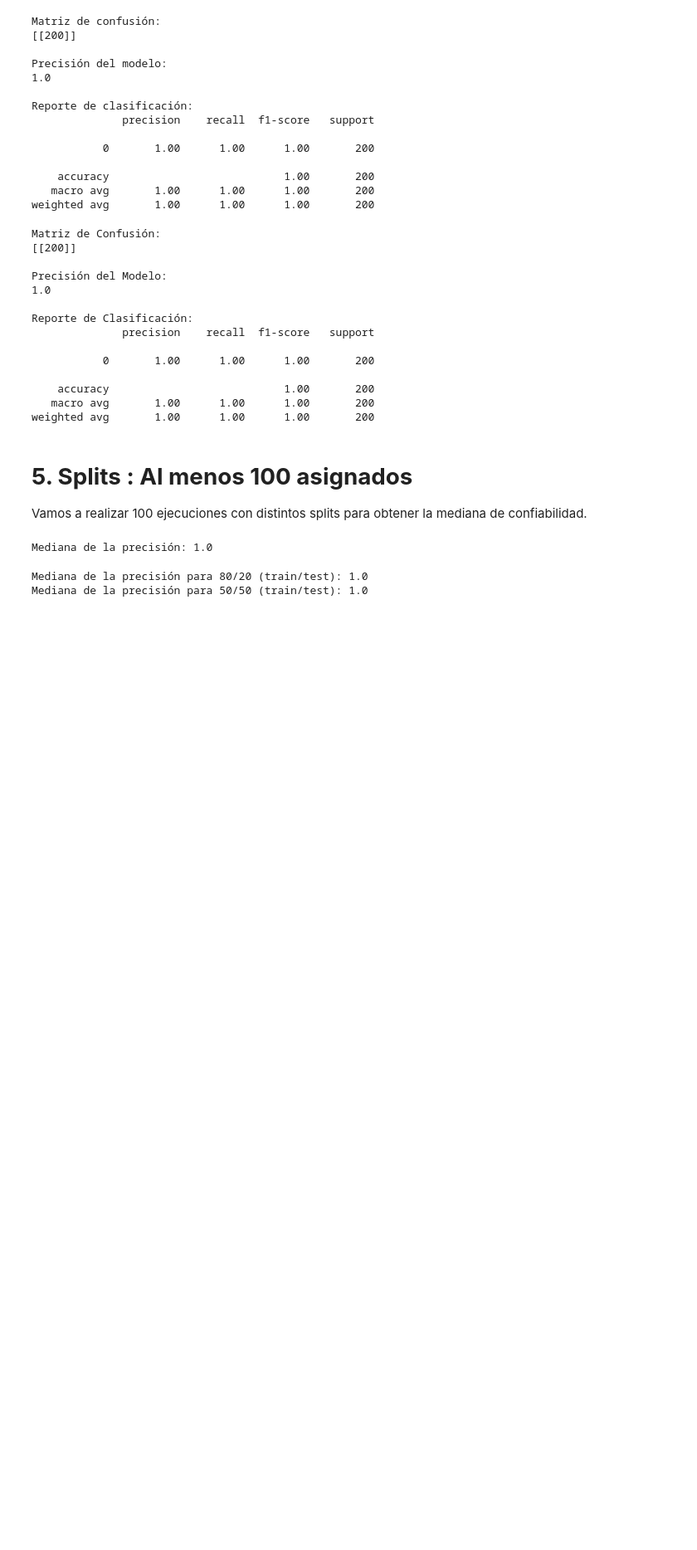
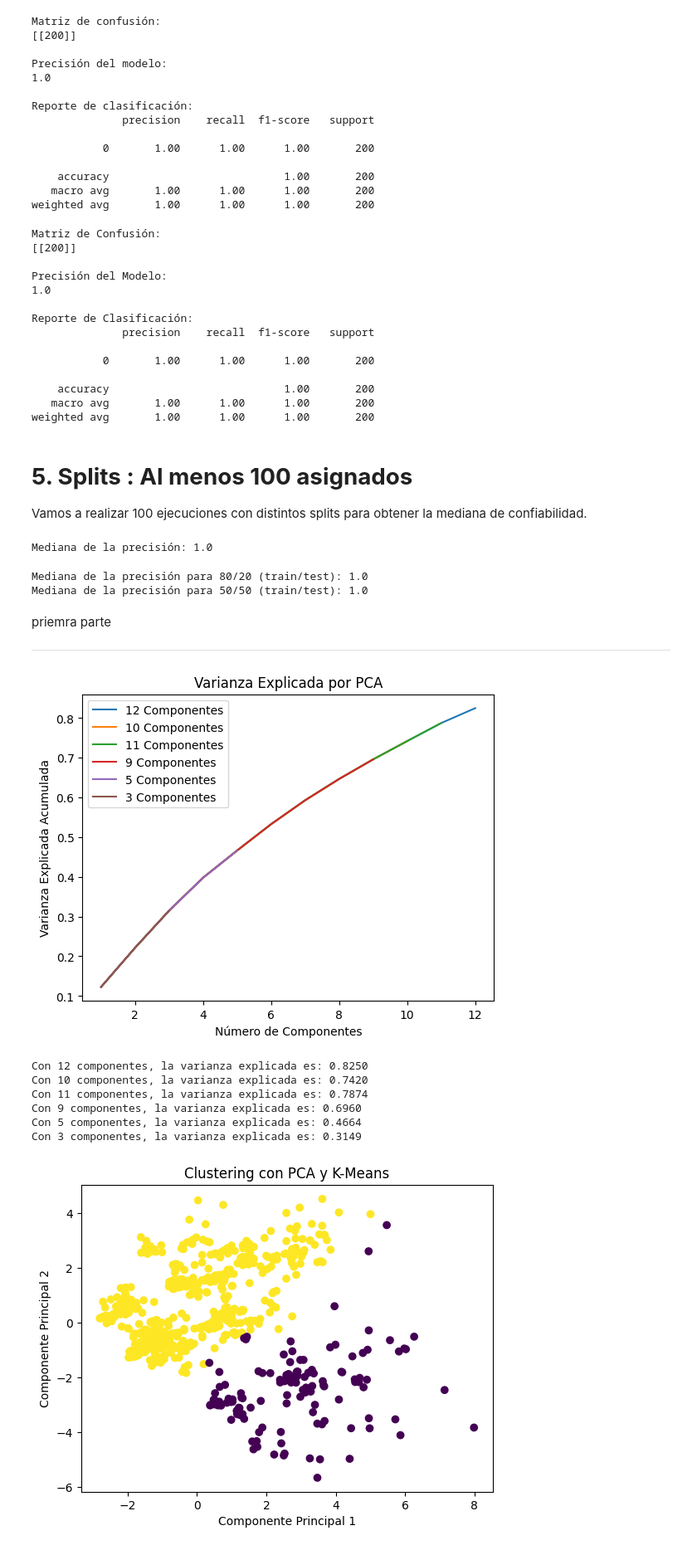
Before and after one commit to ArianneRios/EJER1, a Jupyter notebook: proyectopar1ari.ipynb, the cells around one changed output. Shown: that part at 83% size. Drawn from its saved outputs; the diff is of its cells as text; code cells hidden in the pictures; blank space fills up the shorter version.

```diff
--- a/proyectopar1ari.ipynb
+++ b/proyectopar1ari.ipynb
@@ -314,3 +314,68 @@ print(f'Mediana de la precisión para 50/50 (train/test): {median_accuracy_50_50
 # %% [output]
 Mediana de la precisión para 80/20 (train/test): 1.0
 Mediana de la precisión para 50/50 (train/test): 1.0
+# %% [markdown]
+
+priemra parte
+
+
+---
+# %%
+from sklearn.decomposition import PCA
+from sklearn.preprocessing import StandardScaler
+import matplotlib.pyplot as plt
+
+# Paso 1: Estándarizar los datos (sin la columna target)
+X_scaled = StandardScaler().fit_transform(X)
+
+# Paso 2: Aplicar PCA con diferentes números de componentes (12, 10, 11, 9, 5, 3)
+components = [12, 10, 11, 9, 5, 3]
+explained_variance = {}
+
+for n_components in components:
+    pca = PCA(n_components=n_components)
+    X_pca = pca.fit_transform(X_scaled)
+
+    # Guardamos la varianza explicada por cada cantidad de componentes
+    explained_variance[n_components] = sum(pca.explained_variance_ratio_)
+
+    # Graficamos la varianza explicada
+    plt.plot(range(1, n_components + 1), np.cumsum(pca.explained_variance_ratio_), label=f'{n_components} Componentes')
+
+plt.xlabel('Número de Componentes')
+plt.ylabel('Varianza Explicada Acumulada')
+plt.legend()
+plt.title('Varianza Explicada por PCA')
+plt.show()
+
+# Paso 3: Mostrar la cantidad de varianza explicada
+for n_components, variance in explained_variance.items():
+    print(f"Con {n_components} componentes, la varianza explicada es: {variance:.4f}")
+
+# Paso 4: Realizar aprendizaje no supervisado usando PCA (sin la columna target)
+# Vamos a usar un algoritmo como K-Means para agrupar los datos.
+from sklearn.cluster import KMeans
+
+# Aplicamos PCA con 3 componentes (ejemplo)
+pca = PCA(n_components=3)
+X_pca_3 = pca.fit_transform(X_scaled)
+
+# Aplicamos KMeans sobre los datos proyectados a 3 dimensiones
+kmeans = KMeans(n_clusters=2, random_state=42)  # Asumimos dos clases (por ejemplo benigno/maligno)
+y_kmeans = kmeans.fit_predict(X_pca_3)
+
+# Visualizar los clusters
+plt.scatter(X_pca_3[:, 0], X_pca_3[:, 1], c=y_kmeans, cmap='viridis')
+plt.xlabel('Componente Principal 1')
+plt.ylabel('Componente Principal 2')
+plt.title('Clustering con PCA y K-Means')
+plt.show()
+# %% [output]
+[figure, added]
+Con 12 componentes, la varianza explicada es: 0.8250
+Con 10 componentes, la varianza explicada es: 0.7420
+Con 11 componentes, la varianza explicada es: 0.7874
+Con 9 componentes, la varianza explicada es: 0.6960
+Con 5 componentes, la varianza explicada es: 0.4664
+Con 3 componentes, la varianza explicada es: 0.3149
+[figure, added]
```
Also changed, not shown: parts of 1 cell of this notebook.
